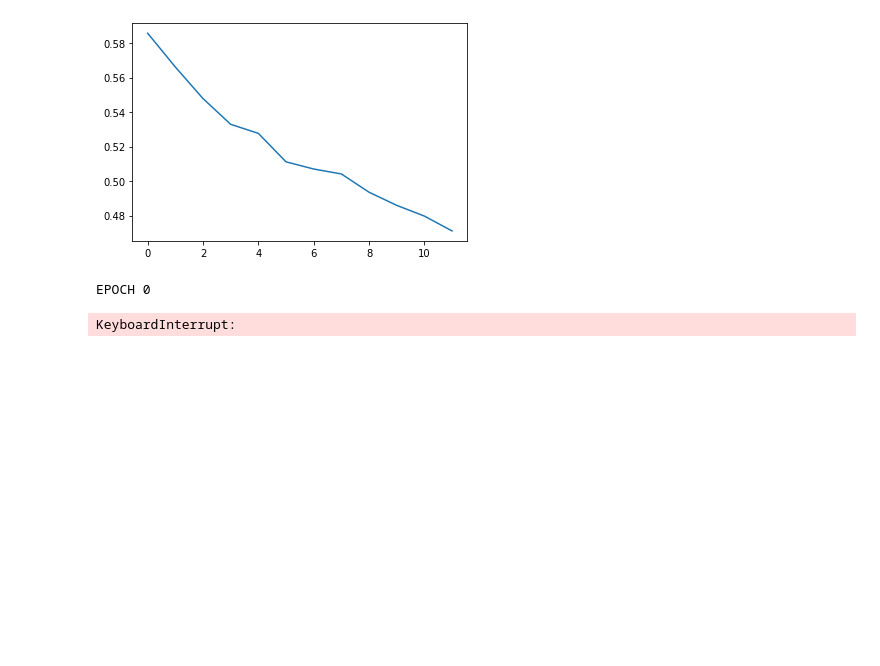
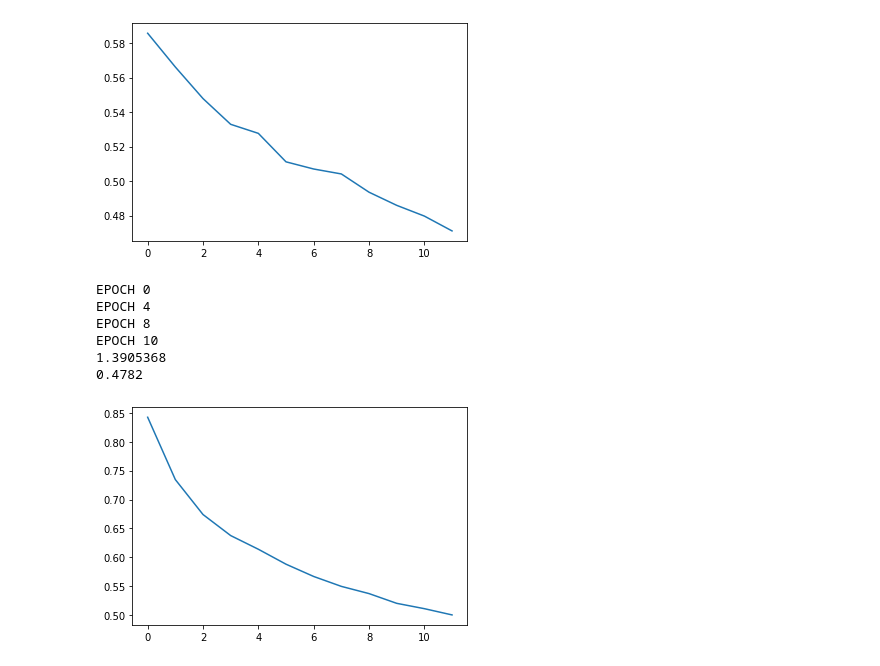
Before and after one commit to AleksandrPanov/dl-unn.github.io, a Jupyter notebook: my_homework/task2/lab2.ipynb, the cells around one changed output. Cells and saved outputs as stored; diff of their text form; code cells hidden in the pictures; blank space fills up the shorter version.

```diff
--- a/my_homework/task2/lab2.ipynb
+++ b/my_homework/task2/lab2.ipynb
@@ -22,8 +22,8 @@ def unpickle(file):
 data = unpickle('data/data_batch_1')
 test_data = unpickle('data/test_batch')
 
-X_test = ((test_data[b'data'][start:end])/255.0).astype('float32')
-Y_test = np.array(test_data[b'labels'][start:end], dtype='int64')
+X_test = ((test_data[b'data'])/255.0).astype('float32')
+Y_test = np.array(test_data[b'labels'], dtype='int64')
 
 
 all_x = data[b'data'][:]
@@ -200,7 +216,8 @@ class Net:
         loss = np.zeros(shape=(n, len(Y)//self.batch), dtype='float32')
         error = np.zeros(n, dtype='float32')
         for it in range(n):
-            if n < 100 and it % 10 == 0: print('EPOCH',it)
+            if n < 20 and it % 4 == 0: print('EPOCH',it)
+            elif n < 100 and it % 10 == 0: print('EPOCH',it)
             elif it % 100 == 0: print('EPOCH',it)
             np.random.seed(it)
             if need_shuffle: indx = np.random.permutation(len(Y))
@@ -423,8 +447,6 @@ plt.plot(error)
 start, end = 0, 10000
 X = ((data[b'data'][start:end])/255.0).astype('float32')
 Labels = data[b'labels'][start:end]
-X_test = ((test_data[b'data'][start:end])/255.0).astype('float32')
-Y_test = np.array(test_data[b'labels'][start:end], dtype='int64')
 
 np.random.seed(0)
 num_classes = 10
@@ -444,7 +466,7 @@ Net.const_alpha = 0.9
 net = Net([l1, leakyReLU1, l2, leakyReLU2, l3, softmax], num_classes,batch)
 loss,error = net.fit(X, Labels, epoch, True)
 print(loss[-1])
-plt.plot(error)
+plt.plot(loss)
 print(np.mean(Y_test == net.get_classes(X_test)))
 # %% [output]
 EPOCH 0
@@ -500,24 +522,29 @@ plt.plot(error)
 # %%
 np.random.seed(0)
 num_classes = 10
 n_input = len(img_ars[0])
 batch = 128
 
 l1 = FullConnected(*initW(n_input, 768))
 leakyReLU1 = LeakyReLU()
-l2 = FullConnected(*initW(768, 96)) #128 0.03487363 #85 0.050611287
+l2 = FullConnected(*initW(768, 96))
 leakyReLU2 = LeakyReLU()#Sigmoid()
 l3 = FullConnected(*initW(96, num_classes))
 softmax = SoftMax(num_classes, batch)
 
 epoch = 12
-Net.const_coeff = 0.64
+Net.const_coeff = 0.5
 Net.const_alpha = 0.9
 fin_net1 = Net([l1, leakyReLU1, l2, leakyReLU2, l3, softmax], num_classes,batch)
 loss,error = fin_net1.fit(all_x, all_y, epoch, True)
 print(loss[-1])
 plt.plot(error)
 print(np.mean(Y_test == fin_net1.get_classes(X_test)))
 # %% [output]
 EPOCH 0
+EPOCH 4
+EPOCH 8
+EPOCH 10
+1.3905368
+0.4782
-KeyboardInterrupt:
+[figure, added]
```
Also changed, not shown: parts of 11 cells of this notebook.
